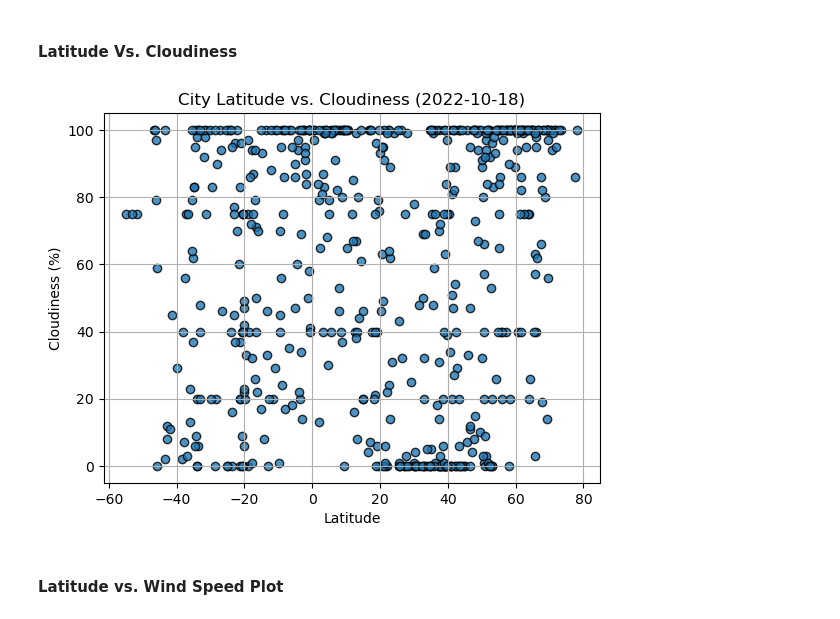
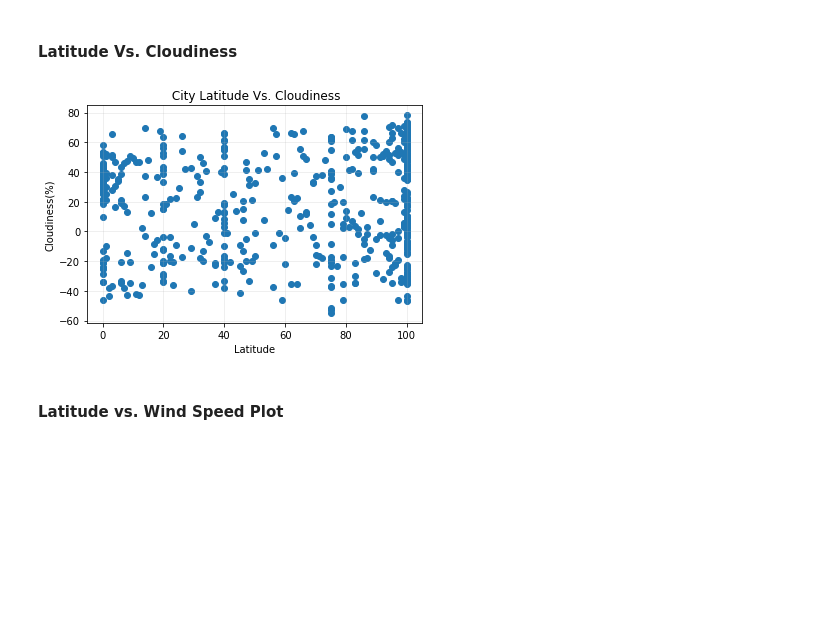
Before and after one commit to khayru/python_api_challenge, a Jupyter notebook: module6_python_api_challenge/Starter_Code/Starter_Code/starter_code/WeatherPy.ipynb, the cells around one changed output. Drawn from its saved outputs; the diff is of its cells as text; code cells hidden in the pictures; blank space fills up the shorter version.

```diff
--- a/module6_python_api_challenge/Starter_Code/Starter_Code/starter_code/WeatherPy.ipynb
+++ b/module6_python_api_challenge/Starter_Code/Starter_Code/starter_code/WeatherPy.ipynb
@@ -156,6 +192,6 @@ city_data_df.to_csv("output_data/cities.csv", index_label="City_ID")
 # %%
 # Read saved data
-city_data_df = pd.read_csv("output_data/cities.csv", index_col="City_ID")
+city_data_df = pd.read_csv("../output_data/cities.csv", index_col="City_ID")
 
 # Display sample data
 city_data_df.head()
@@ -205,18 +245,20 @@ plt.show()
 #### Latitude Vs. Cloudiness
 # %%
 # Build the scatter plots for latitude vs. cloudiness
-# YOUR CODE HERE
+plt.scatter(city_data_df["Cloudiness"], city_data_df["Lat"])
 
 # Incorporate the other graph properties
-# YOUR CODE HERE
-
+plt.xlabel("Latitude")
+plt.ylabel("Cloudiness(%)")
+plt.grid(alpha=0.25)
+plt.title(" City Latitude Vs. Cloudiness")
 # Save the figure
-plt.savefig("output_data/Fig3.png")
+plt.savefig("Latiude Vs Cloudines(Plot)")
 
 # Show plot
 plt.show()
 # %% [output]
-[figure, old version]
+[figure, new version]
 # %% [markdown]
 #### Latitude vs. Wind Speed Plot
 # %%
```
Also changed, not shown: parts of 34 cells of this notebook, 13 other files.
